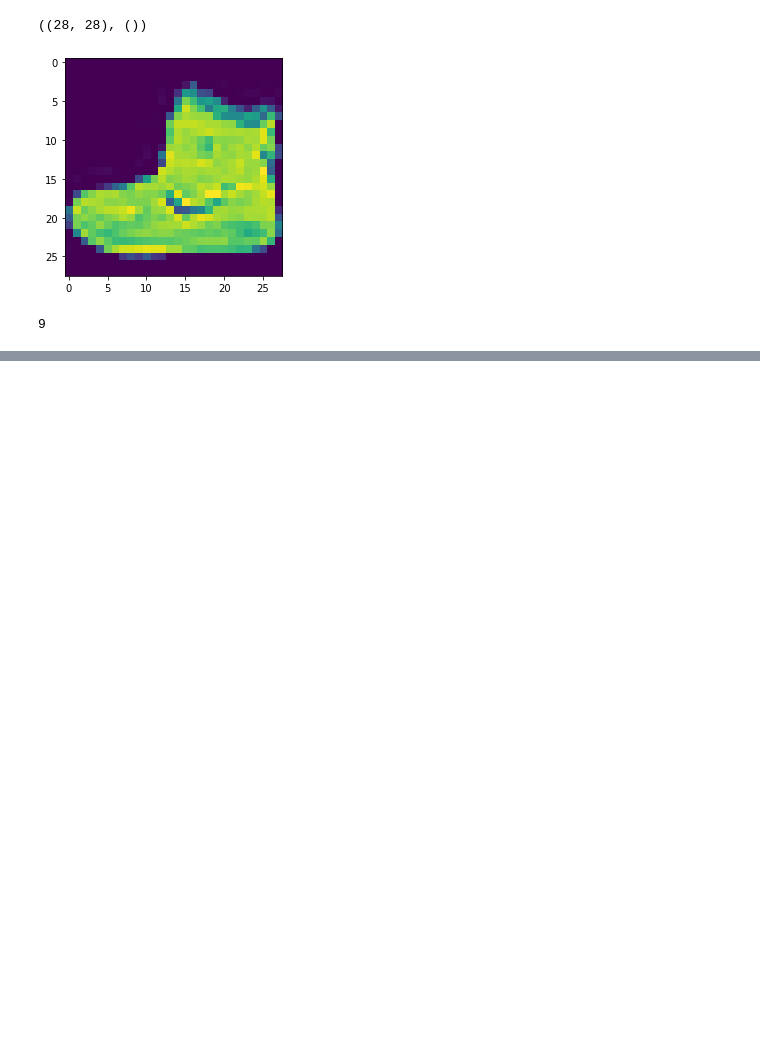
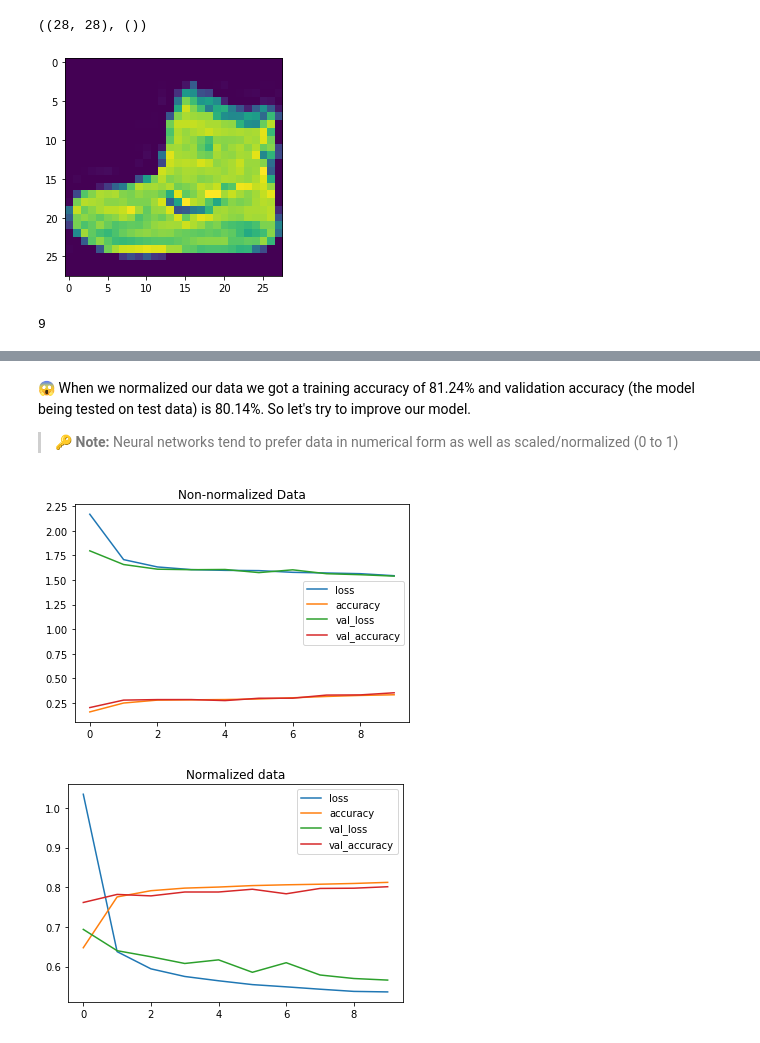
Before and after one commit to ShahZebYousafzai/Deep-Learning-Basics, a Jupyter notebook: 3_Neural_Network_Classification.ipynb, the cells around one changed output, grey strips where cells are left out. Cells and saved outputs as stored; diff of their text form; code cells hidden in the pictures; blank space fills up the shorter version.

```diff
--- a/3_Neural_Network_Classification.ipynb
+++ b/3_Neural_Network_Classification.ipynb
@@ -1402,0 +1520,3 @@ class_name = ["T-"]
+# %%
+training_data_norm = train_data/255.0
+testing_data_norm = test_data/255.0
@@ -1402,0 +1527,22 @@ class_name = ["T-"]
+# %%
+# Set random seed
+tf.random.set_seed(42)
+
+# Create the model
+model_13 = tf.keras.Sequential([
+  tf.keras.layers.Flatten(input_shape=(28, 28)),
+  tf.keras.layers.Dense(4, activation="relu"),
+  tf.keras.layers.Dense(4, activation="relu"),
+  tf.keras.layers.Dense(10, activation="softmax")
+])
+
+# Compile the model
+model_13.compile(loss=tf.keras.losses.SparseCategoricalCrossentropy(),
+                 optimizer=tf.keras.optimizers.Adam(),
+                 metrics=["accuracy"])
+
+# Fit the model
+norm_history = model_13.fit(training_data_norm,
+                                train_labels,
+                                epochs=10,
+                                validation_data=(testing_data_norm, test_labels))
@@ -1402,0 +1570,13 @@ class_name = ["T-"]
+# %% [markdown]
+😱 When we normalized our data we got a training accuracy of 81.24% and validation accuracy (the model being tested on test data) is 80.14%. So let's try to improve our model.
+
+> **🔑 Note:** Neural networks tend to prefer data in numerical form as well as scaled/normalized (0 to 1)
+# %%
+import pandas as pd
+# Plot non-normalized data loss curves
+pd.DataFrame(non_norm_history.history).plot(title="Non-normalized Data")
+# Plot normalized data loss curves
+pd.DataFrame(norm_history.history).plot(title="Normalized data");
+# %% [output]
+[figure, added]
+[figure, added]
```
Also changed, not shown: parts of 59 cells of this notebook.
